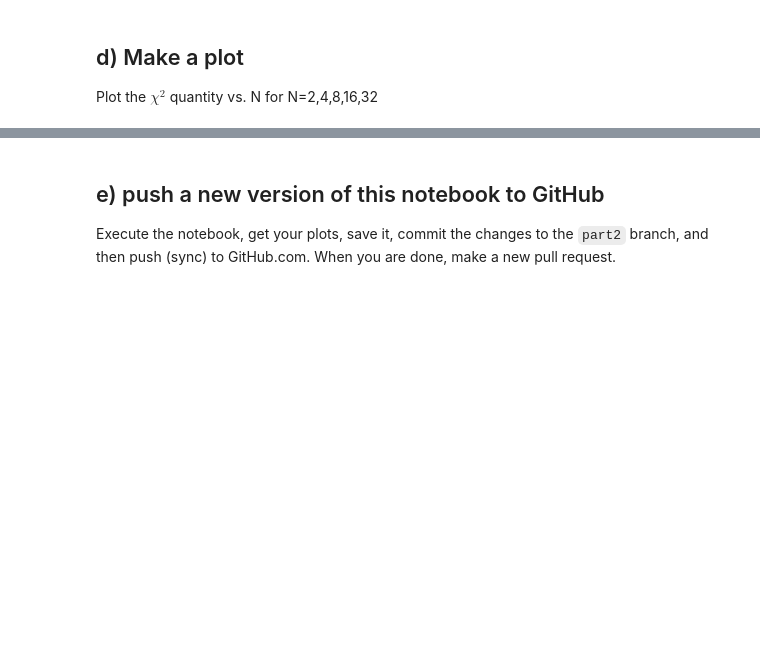
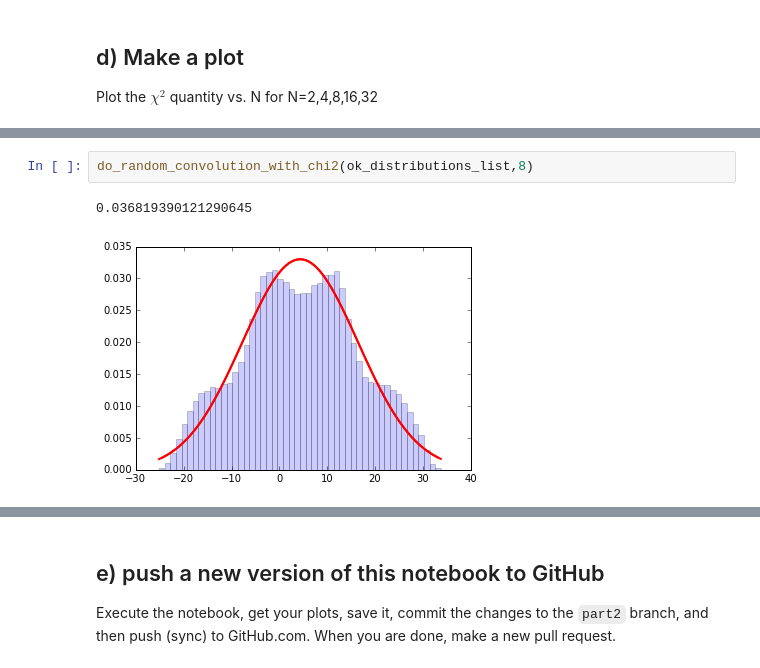
Before and after one commit to cranmer/intro-exp-phys-II, a Jupyter notebook: Central-Limit-Theorem.ipynb, the cells around one changed output, grey strips where cells are left out. Saved outputs shown, nothing was run; the diff lists cells and outputs as text; blank space fills up the shorter version.

```diff
--- a/Central-Limit-Theorem.ipynb
+++ b/Central-Limit-Theorem.ipynb
@@ -245,0 +354,5 @@ Plot the $\chi^2$ quantity vs. N for N=2,4,8,16,32
+# %%
+do_random_convolution_with_chi2(ok_distributions_list,8)
+# %% [output]
+0.036819390121290645
+[figure, added]
```
Also changed, not shown: parts of 19 cells of this notebook.
